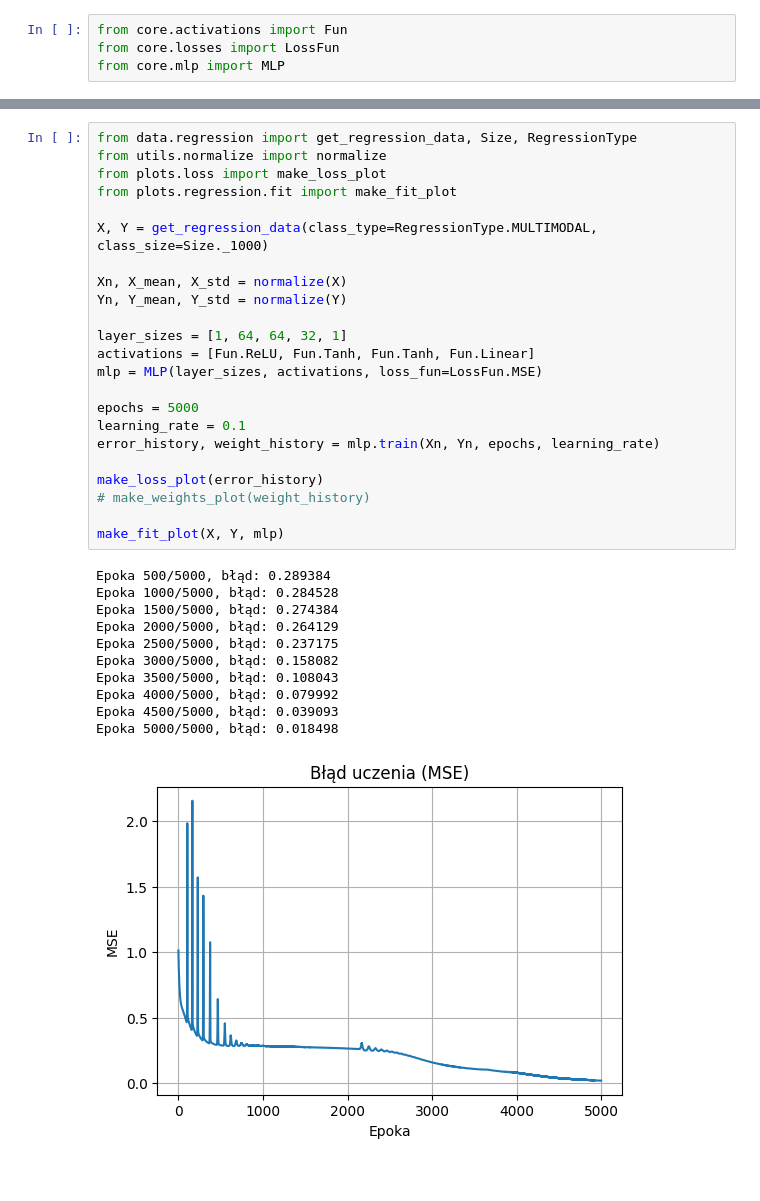
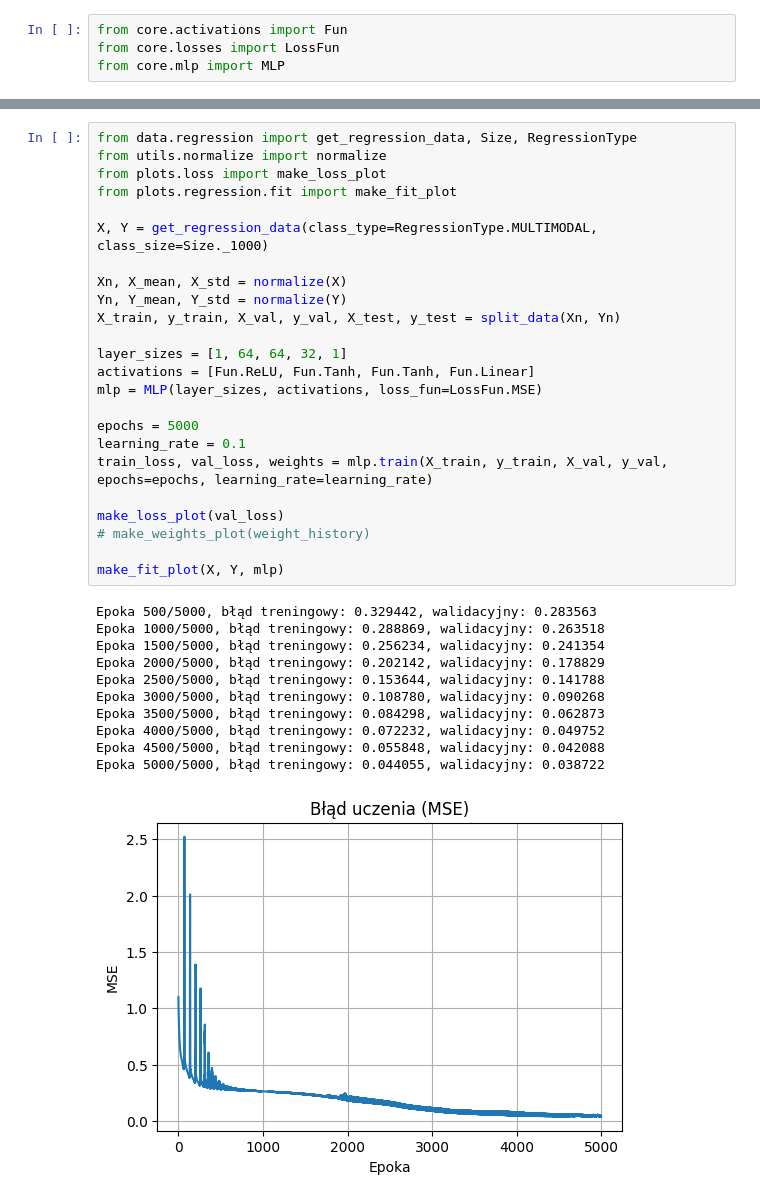
Before and after one commit to macinn/mlp, a Jupyter notebook: mlp.ipynb, the cells around one changed output, grey strips where cells are left out. Saved outputs shown, nothing was run; the diff lists cells and outputs as text.

```diff
--- a/mlp.ipynb
+++ b/mlp.ipynb
@@ -50,35 +52,36 @@ Epoka 5000/5000, błąd: 0.058280
 # %%
 from data.regression import get_regression_data, Size, RegressionType
 from utils.normalize import normalize
 from plots.loss import make_loss_plot
 from plots.regression.fit import make_fit_plot
 
 X, Y = get_regression_data(class_type=RegressionType.MULTIMODAL, class_size=Size._1000)
 
 Xn, X_mean, X_std = normalize(X)
 Yn, Y_mean, Y_std = normalize(Y)
+X_train, y_train, X_val, y_val, X_test, y_test = split_data(Xn, Yn)
 
 layer_sizes = [1, 64, 64, 32, 1]
 activations = [Fun.ReLU, Fun.Tanh, Fun.Tanh, Fun.Linear]
 mlp = MLP(layer_sizes, activations, loss_fun=LossFun.MSE)
 
 epochs = 5000
 learning_rate = 0.1
-error_history, weight_history = mlp.train(Xn, Yn, epochs, learning_rate)
+train_loss, val_loss, weights = mlp.train(X_train, y_train, X_val, y_val, epochs=epochs, learning_rate=learning_rate)
 
-make_loss_plot(error_history)
+make_loss_plot(val_loss)
 # make_weights_plot(weight_history)
 
 make_fit_plot(X, Y, mlp)
 # %% [output]
-Epoka 500/5000, błąd: 0.289384
-Epoka 1000/5000, błąd: 0.284528
-Epoka 1500/5000, błąd: 0.274384
-Epoka 2000/5000, błąd: 0.264129
-Epoka 2500/5000, błąd: 0.237175
-Epoka 3000/5000, błąd: 0.158082
-Epoka 3500/5000, błąd: 0.108043
-Epoka 4000/5000, błąd: 0.079992
-Epoka 4500/5000, błąd: 0.039093
-Epoka 5000/5000, błąd: 0.018498
+Epoka 500/5000, błąd treningowy: 0.329442, walidacyjny: 0.283563
+Epoka 1000/5000, błąd treningowy: 0.288869, walidacyjny: 0.263518
+Epoka 1500/5000, błąd treningowy: 0.256234, walidacyjny: 0.241354
+Epoka 2000/5000, błąd treningowy: 0.202142, walidacyjny: 0.178829
+Epoka 2500/5000, błąd treningowy: 0.153644, walidacyjny: 0.141788
+Epoka 3000/5000, błąd treningowy: 0.108780, walidacyjny: 0.090268
+Epoka 3500/5000, błąd treningowy: 0.084298, walidacyjny: 0.062873
+Epoka 4000/5000, błąd treningowy: 0.072232, walidacyjny: 0.049752
+Epoka 4500/5000, błąd treningowy: 0.055848, walidacyjny: 0.042088
+Epoka 5000/5000, błąd treningowy: 0.044055, walidacyjny: 0.038722
-[figure, old version]
+[figure, new version]
```
Also changed, not shown: parts of 2 cells of this notebook.
